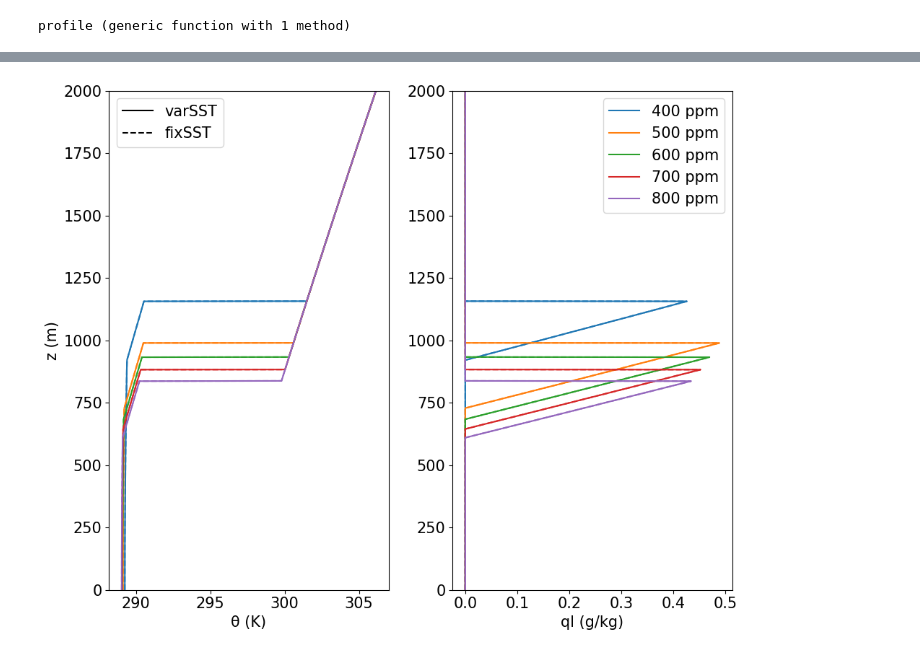
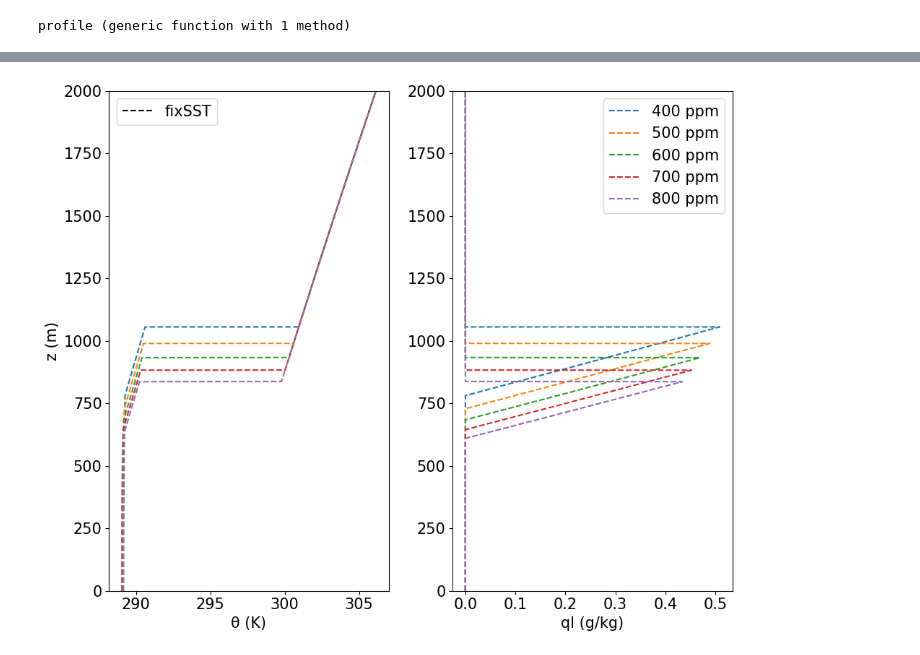
Before and after one commit to claresinger/MixedLayerModel.jl, a Jupyter notebook: plotting/co2_profiles.ipynb, the cells around one changed output, grey strips where cells are left out. Drawn from its saved outputs; the diff is of its cells as text; code cells hidden in the pictures.

```diff
--- a/plotting/co2_profiles.ipynb
+++ b/plotting/co2_profiles.ipynb
@@ -4,7 +4,7 @@ using PyPlot
 using LaTeXStrings
 using MixedLayerModel
 # %%
-function profile(u, maxz)
+function profile(u, p, maxz)
     zi, hM, qM, SST = u;
 
     stepz = 1.0;
@@ -25,31 +25,39 @@ end
 profile (generic function with 1 method)
 # %%
 #path = "../experiments/output/new_CO2_forcing_enBal/"
-path = "../experiments/output/"
+path = "../experiments/output/test_deep_ocean/"
 
 o = load(path*"co2_400.jld2")
 u = o["uf"];
 println(o)
 maxz = 2000;
 p = o["p"];
-z, θ, ql = profile(u, maxz);
+z, θ, ql = profile(u, p, maxz);
 plot(ql, z)
 
-o = load(path*"co2_upstep_500.jld2")
+o = load(path*"co2_upstep_500_Hw100.jld2")
 u = o["uf"];
 println(o)
 maxz = 2000;
 p = o["p"];
-z, θ, ql = profile(u, maxz);
+z, θ, ql = profile(u, p, maxz);
 plot(ql, z)
 
-o = load(path*"co2_upstep_fixSST_500.jld2")
+o = load(path*"co2_upstep_500_Hw10.jld2")
 u = o["uf"];
 println(o)
 maxz = 2000;
 p = o["p"];
-z, θ, ql = profile(u, maxz);
+z, θ, ql = profile(u, p, maxz);
 plot(ql, z)
+
+# o = load(path*"co2_upstep_fixSST_500.jld2")
+# u = o["uf"];
+# println(o)
+# maxz = 2000;
+# p = o["p"];
+# z, θ, ql = profile(u, maxz);
+# plot(ql, z)
 # %% [output]
 Dict{String,Any}("LHF" => 90.52057229419358,"OHU" => 34.773466573683336,"we" => 0.006337770359691151,"RHsurf" => 0.6601029364602873,"code" => :Success,"zc" => 274.9281313791437,"SHF" => -6.02058959285 ...
   SST0: Float64 290.0
@@ -91,56 +97,56 @@ Dict{String,Any}
 # %%
-path = "../experiments/output/";
+path = "../experiments/output/enBal/";
 out400 = load(path*"co2_400.jld2");
 
 co2_vals = [500,600,700,800];
-exps = path*"co2_upstep_".*string.(co2_vals).*".jld2";
+exps = path*"co2_upstep_fixSST_".*string.(co2_vals).*".jld2";
 exps_fixSST = path*"co2_upstep_fixSST_".*string.(co2_vals).*".jld2";
 
-out = load.(exps_fixSST);
+out = load.(exps);
 out_fixSST = load.(exps_fixSST);
 
 pushfirst!(out, out400);
 pushfirst!(out_fixSST, out400);
 pushfirst!(co2_vals, 400);
-
-p = basic_params();
 # %%
 rcParams = PyPlot.PyDict(PyPlot.matplotlib."rcParams");
 rcParams["font.size"] = 15;
 
 fig1 = figure(figsize=(10,8));
 ax1 = subplot(121);
 ax2 = subplot(122);
 
 maxz = 2000;
 
 for (i,co2i) in enumerate(co2_vals)
     col = "C"*string(i-1);
 
     outi = out[i];
     u = outi["uf"];
-    z, θ, ql = profile(u, maxz);
-    ax1.plot(θ, z, color=col);
-    ax2.plot(ql, z, color=col, label=string(co2i)*" ppm");
+    p = outi["p"];
+    z, θ, ql = profile(u, p, maxz);
+    #ax1.plot(θ, z, color=col);
+    #ax2.plot(ql, z, color=col, label=string(co2i)*" ppm");
 
     outi = out_fixSST[i];
     u = outi["uf"];
-    z, θ, ql = profile(u, maxz);
+    p = outi["p"];
+    z, θ, ql = profile(u, p, maxz);
     ax1.plot(θ, z, "--", color=col);
-    ax2.plot(ql, z, "--", color=col);
+    ax2.plot(ql, z, "--", color=col, label=string(co2i)*" ppm");
 end
 
-p1 = ax1.plot([290,300],[-10,-10],"k-",label="varSST")
+#p1 = ax1.plot([290,300],[-10,-10],"k-",label="varSST")
 p2 = ax1.plot([290,300],[-10,-10],"k--",label="fixSST")
 ax1.legend();
 
 ax1.set_ylim([0,maxz]); ax2.set_ylim([0,maxz]);
 ax1.set_ylabel("z (m)");
 ax1.set_xlabel("θ (K)"); ax2.set_xlabel("ql (g/kg)");
 ax2.legend();
 
 tight_layout();
 savefig("./figures/profiles_by_co2.png",dpi=400)
 show()
 # %% [output]
-[figure, old version]
+[figure, new version]
```
Also changed, not shown: parts of 1 cell of this notebook, 1 other file.
